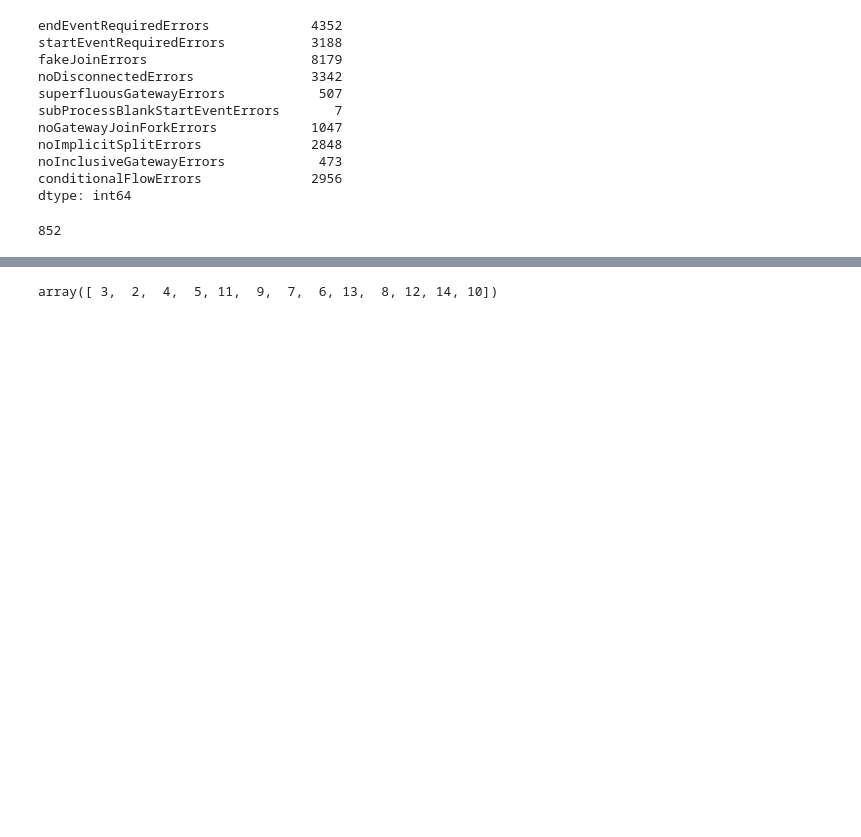
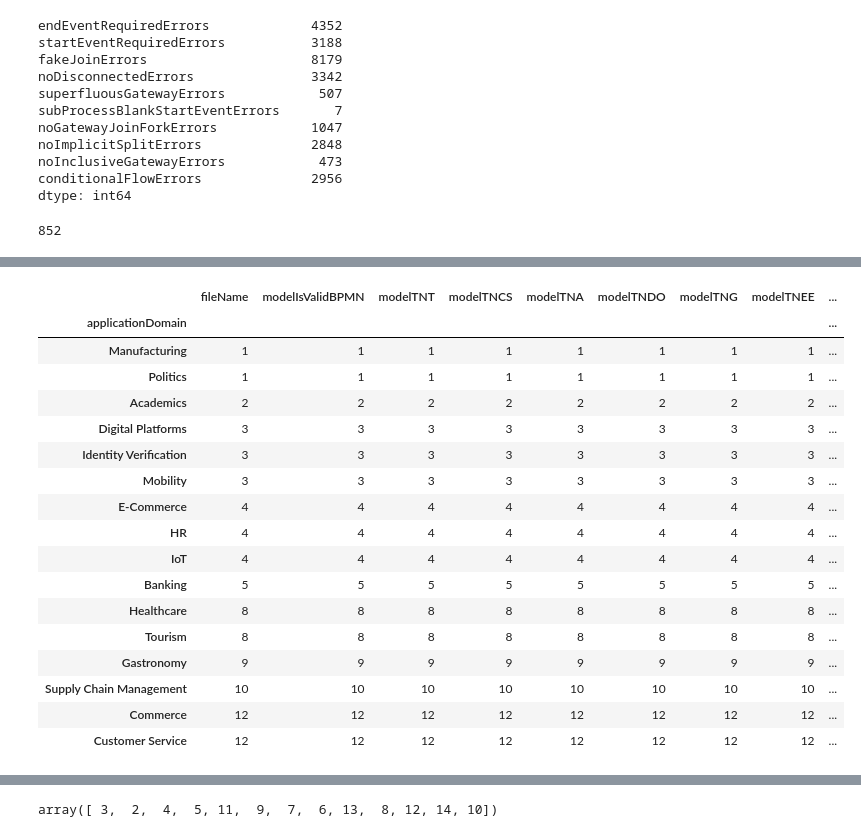
Before and after one commit to justdeko/trust-studio, a Jupyter notebook: trustminer-evaluation/src/aggregation_evaluation.ipynb, the cells around one changed output, grey strips where cells are left out. Saved outputs shown, nothing was run; the diff lists cells and outputs as text; code cells hidden in the pictures; blank space fills up the shorter version.

```diff
--- a/trustminer-evaluation/src/aggregation_evaluation.ipynb
+++ b/trustminer-evaluation/src/aggregation_evaluation.ipynb
@@ -79,0 +81,22 @@ len(unique_bpmn_6219_81_df)
+# %%
+application_groups = unique_bpmn_6219_81_df.groupby('applicationDomain').count()
+application_groups.sort_values('fileName')
+# %% [output]
+|  | fileName | modelIsValidBPMN | modelTNT | modelTNCS | modelTNA | modelTNDO | modelTNG | modelTNEE | ... |
+| applicationDomain |  |  |  |  |  |  |  |  | ... |
+| Manufacturing | 1 | 1 | 1 | 1 | 1 | 1 | 1 | 1 | ... |
+| Politics | 1 | 1 | 1 | 1 | 1 | 1 | 1 | 1 | ... |
+| Academics | 2 | 2 | 2 | 2 | 2 | 2 | 2 | 2 | ... |
+| Digital Platforms | 3 | 3 | 3 | 3 | 3 | 3 | 3 | 3 | ... |
+| Identity Verification | 3 | 3 | 3 | 3 | 3 | 3 | 3 | 3 | ... |
+| Mobility | 3 | 3 | 3 | 3 | 3 | 3 | 3 | 3 | ... |
+| E-Commerce | 4 | 4 | 4 | 4 | 4 | 4 | 4 | 4 | ... |
+| HR | 4 | 4 | 4 | 4 | 4 | 4 | 4 | 4 | ... |
+| IoT | 4 | 4 | 4 | 4 | 4 | 4 | 4 | 4 | ... |
+| Banking | 5 | 5 | 5 | 5 | 5 | 5 | 5 | 5 | ... |
+| Healthcare | 8 | 8 | 8 | 8 | 8 | 8 | 8 | 8 | ... |
+| Tourism | 8 | 8 | 8 | 8 | 8 | 8 | 8 | 8 | ... |
+| Gastronomy | 9 | 9 | 9 | 9 | 9 | 9 | 9 | 9 | ... |
+| Supply Chain Management | 10 | 10 | 10 | 10 | 10 | 10 | 10 | 10 | ... |
+| Commerce | 12 | 12 | 12 | 12 | 12 | 12 | 12 | 12 | ... |
+| Customer Service | 12 | 12 | 12 | 12 | 12 | 12 | 12 | 12 | ... |
```
Also changed, not shown: parts of 10 cells of this notebook, 5 other files.
